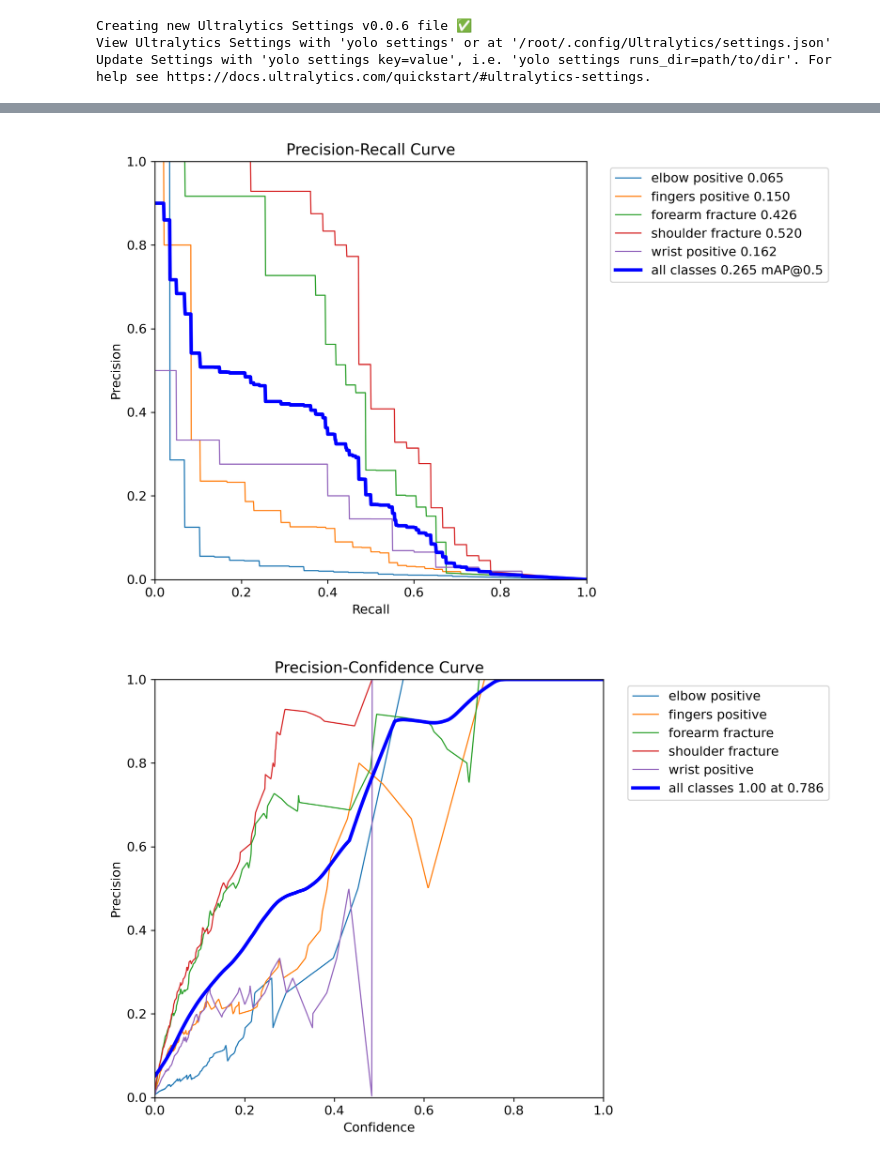
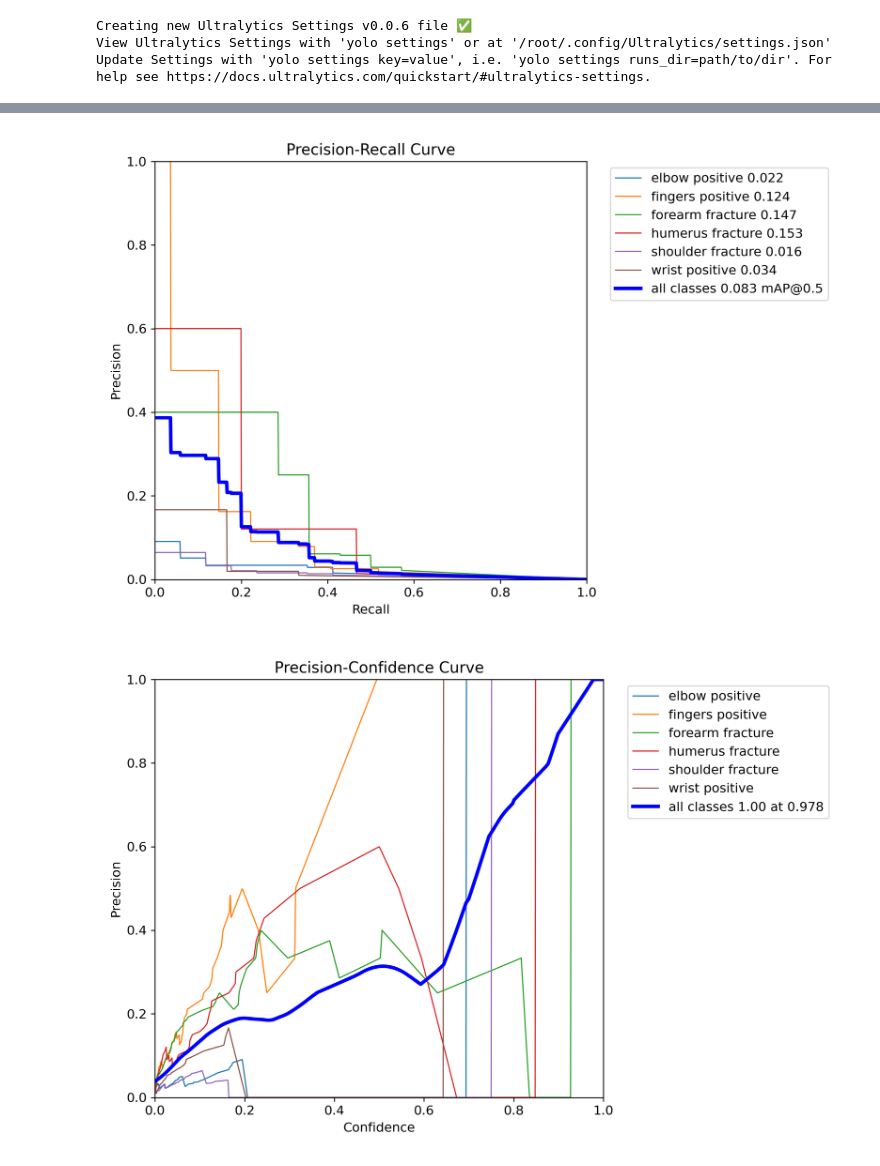
Before and after one commit to modelscave/Bone-Fracture, a Jupyter notebook: bone-fracture-detection-yolo.ipynb, the cells around one changed output, grey strips where cells are left out. Saved outputs shown, nothing was run; the diff lists cells and outputs as text; code cells hidden in the pictures.

```diff
--- a/bone-fracture-detection-yolo.ipynb
+++ b/bone-fracture-detection-yolo.ipynb
@@ -241,9 +280,9 @@ Class 5: AP=0.037
 # %%
 from IPython.display import Image, display
 
-display(Image('/kaggle/working/runs/detect/val/F1_curve.png'))
-display(Image('/kaggle/working/runs/detect/val/PR_curve.png'))
-display(Image('/kaggle/working/runs/detect/val/P_curve.png'))
-display(Image('/kaggle/working/runs/detect/val/R_curve.png'))
-display(Image('/kaggle/working/runs/detect/val/confusion_matrix.png'))
+display(Image('/kaggle/working/runs/detect/first_train2/BoxF1_curve.png'))
+display(Image('/kaggle/working/runs/detect/first_train2/BoxPR_curve.png'))
+display(Image('/kaggle/working/runs/detect/first_train2/BoxP_curve.png'))
+display(Image('/kaggle/working/runs/detect/first_train2/BoxR_curve.png'))
+display(Image('/kaggle/working/runs/detect/first_train2/confusion_matrix.png'))
 # %% [output]
@@ -251,2 +290,2 @@ display(Image('/kaggle/working/runs/detect/val/confusion_matrix.png'))
-[figure, old version]
+[figure, new version]
-[figure, old version]
+[figure, new version]
```
Also changed, not shown: parts of 11 cells of this notebook.
